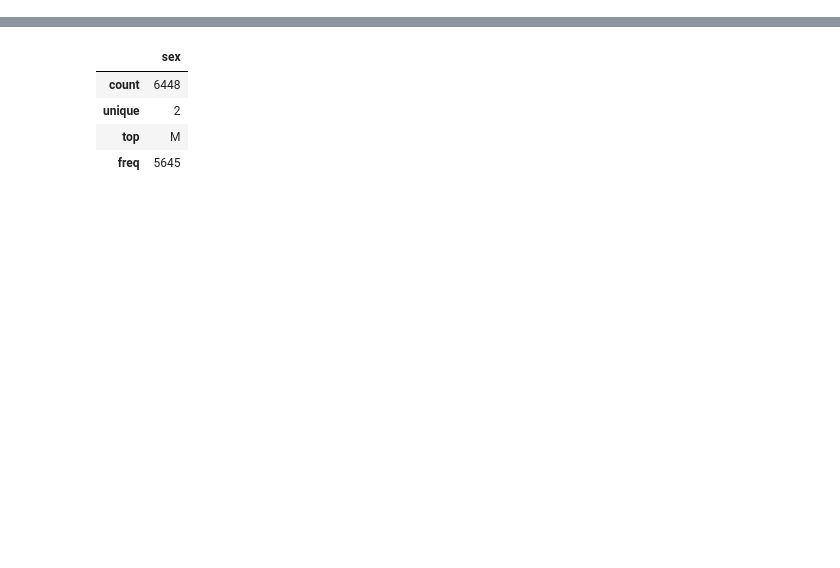
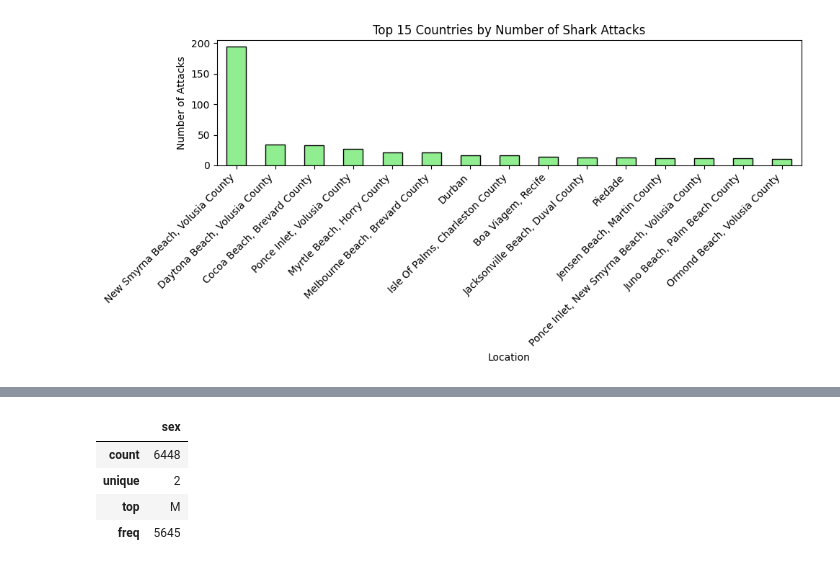
Before and after one commit to gabigens/Week-2-Mini-Project---Shark-Attacks, a Jupyter notebook: Mini_project_week_2.ipynb, the cells around one changed output, grey strips where cells are left out. Drawn from its saved outputs; the diff is of its cells as text; code cells hidden in the pictures; blank space fills up the shorter version.

```diff
--- a/Mini_project_week_2.ipynb
+++ b/Mini_project_week_2.ipynb
@@ -176 +211,14 @@ Name: count, dtype: int64
+# %%
+counts_location = df['location'].value_counts().head(15)
+
+counts_location.plot(kind='bar', figsize=(10,5), color='lightgreen', edgecolor='black')
+
+plt.title("Top 15 Countries by Number of Shark Attacks")
+plt.xlabel("Location")
+plt.ylabel("Number of Attacks")
+plt.xticks(rotation=45, ha='right')
+plt.tight_layout()
+plt.show()
+# %% [output]
+[figure, added]
 # %%
```
Also changed, not shown: parts of 7 cells of this notebook.
